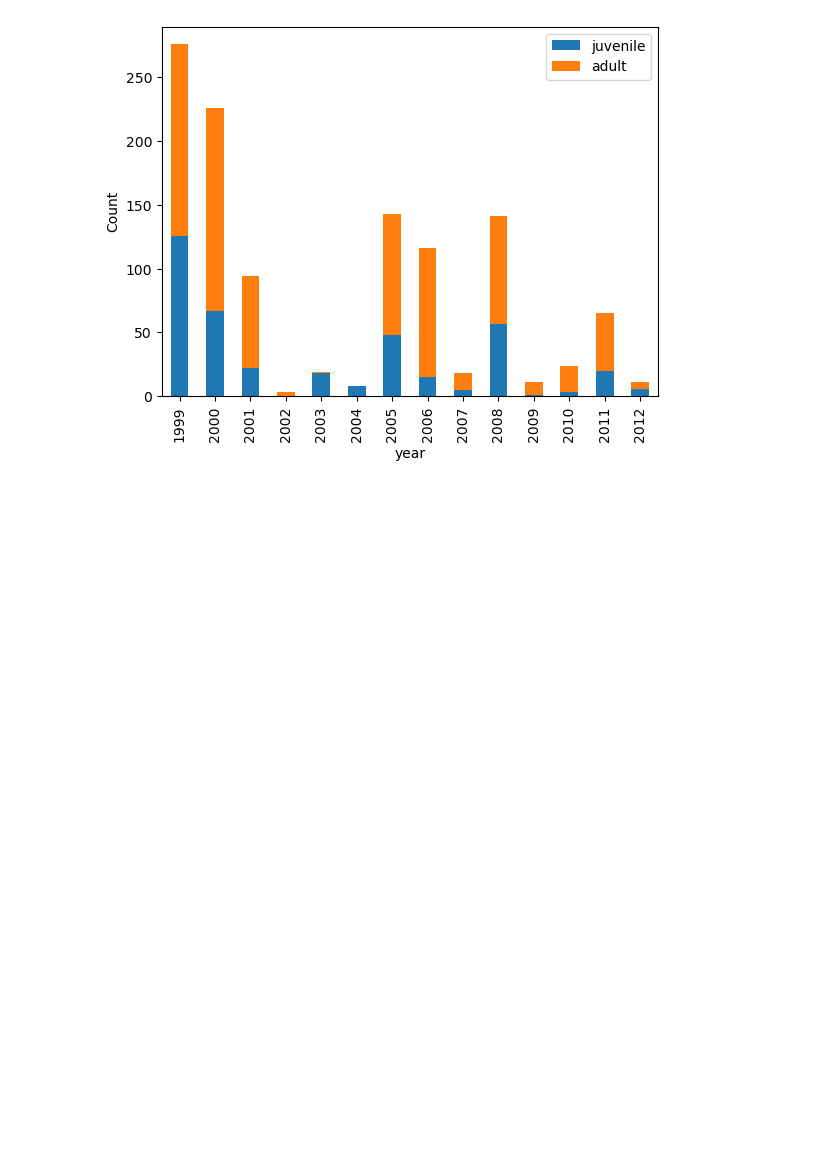
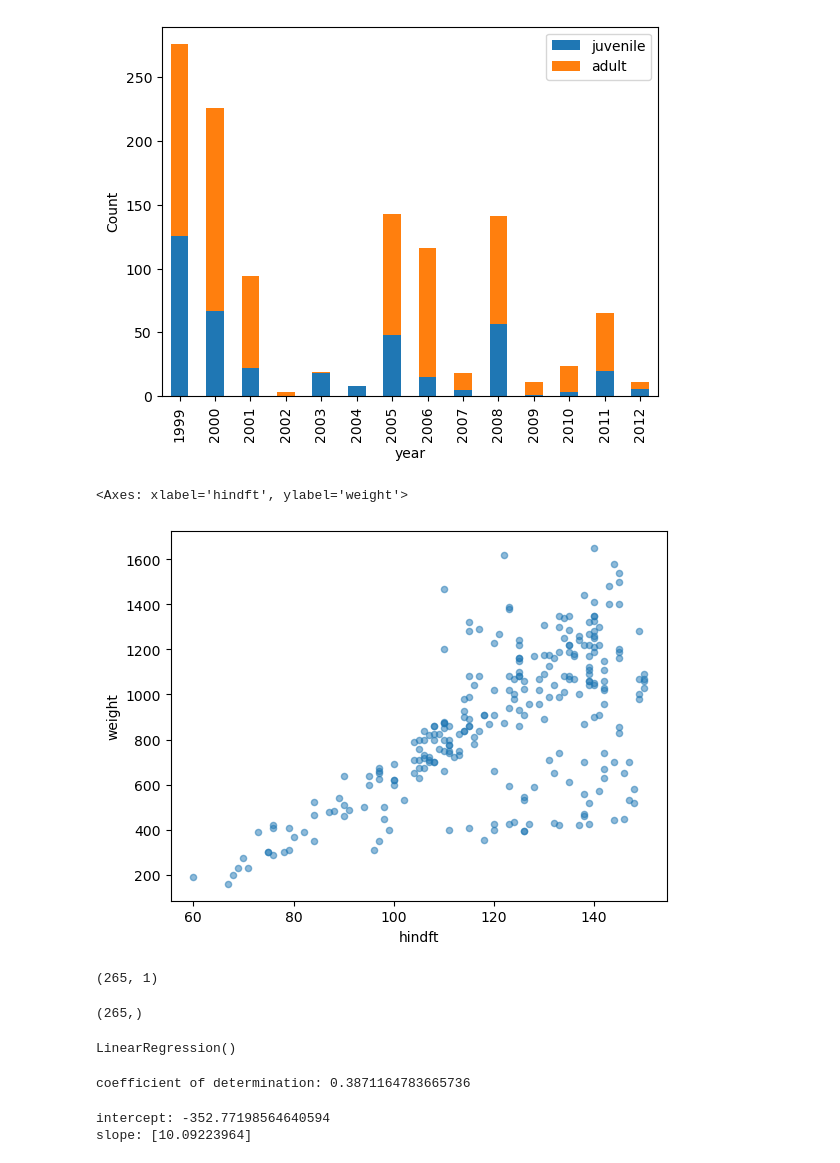
Before and after one commit to MEDS-eds-220/MEDS-eds-220-course, a Jupyter notebook: book/chapters/lesson-18-linear-regression/lesson-18-linear-regression.ipynb, the cells around one changed output. Saved outputs shown, nothing was run; the diff lists cells and outputs as text; code cells hidden in the pictures; blank space fills up the shorter version.

Commit message:
Performed linear regression.

```diff
--- a/book/chapters/lesson-18-linear-regression/lesson-18-linear-regression.ipynb
+++ b/book/chapters/lesson-18-linear-regression/lesson-18-linear-regression.ipynb
@@ -106,9 +110,39 @@ plt.ylabel("Count")
 plt.show()
 # %% [output]
 [figure]
+# %%
+juveniles_weight_hindft = hares_ja.loc[hares_ja['age'] == 'juvenile', ['weight','hindft']].dropna()
+juveniles_weight_hindft.plot.scatter(x='hindft', y='weight', alpha=0.5)
+# %% [output]
+<Axes: xlabel='hindft', ylabel='weight'>
+[figure, added]
+# %%
+X = np.array(juveniles_weight_hindft['hindft']).reshape((-1, 1))
+print(X.shape)
+# %% [output]
+(265, 1)
+# %%
+y = np.array(juveniles_weight_hindft['weight'])
+print(y.shape)
+# %% [output]
+(265,)
+# %%
+model = LinearRegression().fit(X, y)
+model
+# %% [output]
+LinearRegression()
 # %%
-hares_ja['year-month'] = hares_ja.date.dt.to_period('M')
-hares_ja
+R_sq = model.score(X, y)
+print(f"coefficient of determination: {R_sq}")
+# %% [output]
+coefficient of determination: 0.3871164783665736
+# %%
+print(f"intercept: {model.intercept_}")
+
+print(f"slope: {model.coef_}")
+# %% [output]
+intercept: -352.77198564640594
+slope: [10.09223964]
 # %%
 hares_ja = hares_ja.groupby(['year-month', 'age']).size().reset_index(name='counts')
 hares_ja
```
Also changed, not shown: parts of 3 cells of this notebook.
